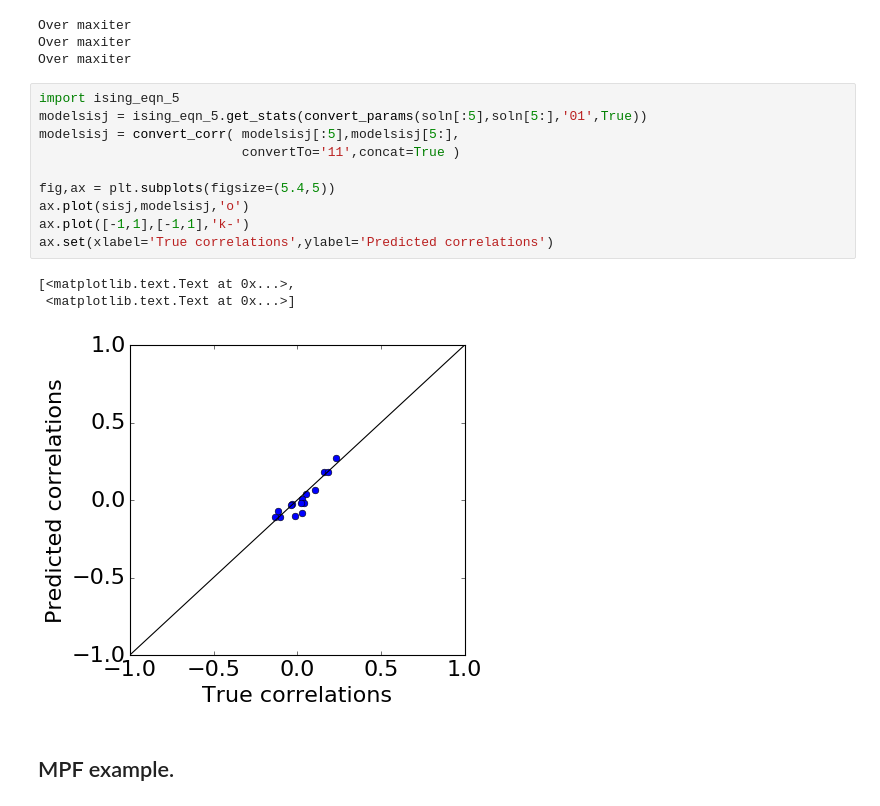
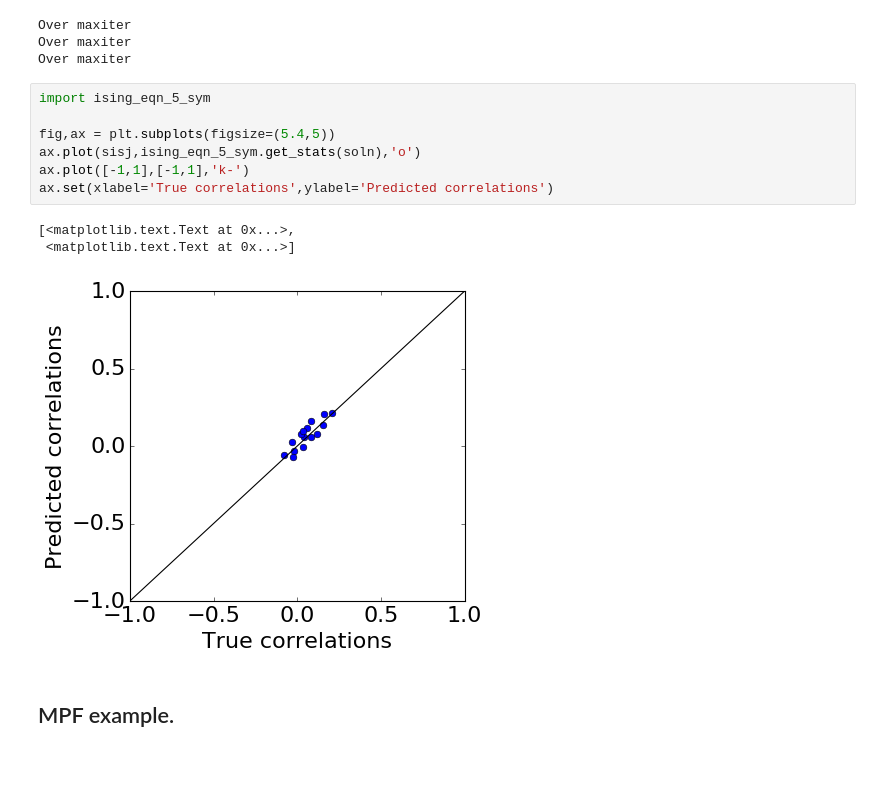
Before and after one commit to eltrompetero/coniii, a Jupyter notebook: Examples.ipynb, the cells around one changed output. Drawn from its saved outputs; the diff is of its cells as text; blank space fills up the shorter version.

```diff
--- a/Examples.ipynb
+++ b/Examples.ipynb
@@ -35,19 +35,16 @@ Over maxiter
 Over maxiter
 Over maxiter
 # %%
-import ising_eqn_5
-modelsisj = ising_eqn_5.get_stats(convert_params(soln[:5],soln[5:],'01',True))
-modelsisj = convert_corr( modelsisj[:5],modelsisj[5:],
-                          convertTo='11',concat=True )
+import ising_eqn_5_sym
 
 fig,ax = plt.subplots(figsize=(5.4,5))
-ax.plot(sisj,modelsisj,'o')
+ax.plot(sisj,ising_eqn_5_sym.get_stats(soln),'o')
 ax.plot([-1,1],[-1,1],'k-')
 ax.set(xlabel='True correlations',ylabel='Predicted correlations')
 # %% [output]
 [<matplotlib.text.Text at 0x...>,
  <matplotlib.text.Text at 0x...>]
-[figure, old version]
+[figure, new version]
 # %% [markdown]
 ## MPF example.
 # %%
```
Also changed, not shown: parts of 1 cell of this notebook.
